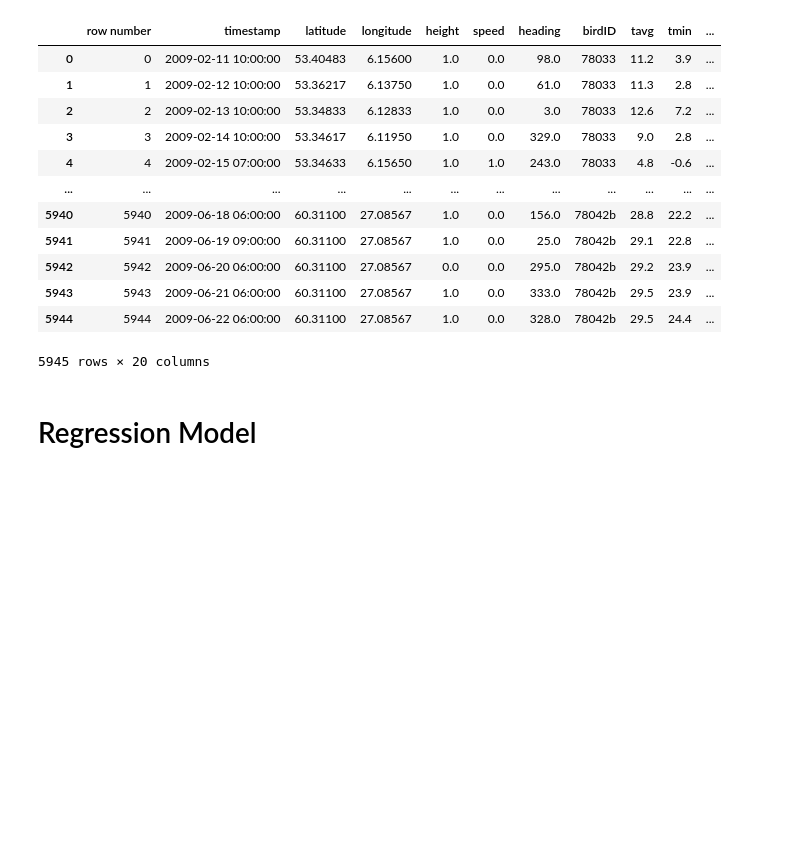
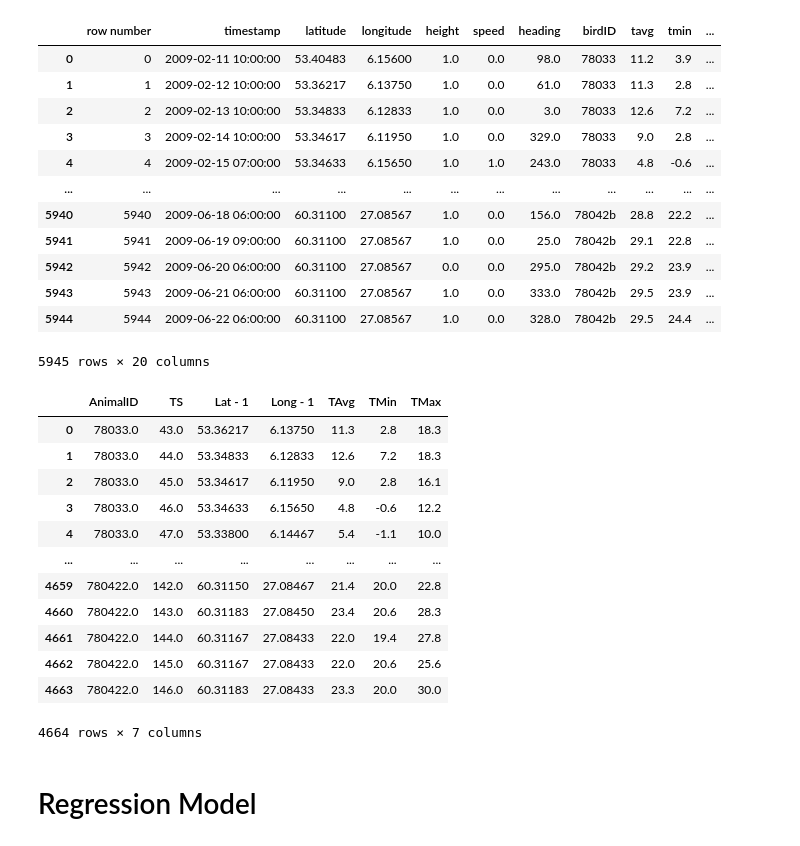
Before and after one commit to JSRist0028/animalmigration, a Jupyter notebook: code/Migration_Data_Prediction_V3.ipynb, the cells around one changed output. Cells and saved outputs as stored; diff of their text form; code cells hidden in the pictures; blank space fills up the shorter version.

```diff
--- a/code/Migration_Data_Prediction_V3.ipynb
+++ b/code/Migration_Data_Prediction_V3.ipynb
@@ -176,5 +176,21 @@ def train_test_split(datafile, tomorrow, train_ratio, includeTemp):
     return(trainx, trainy, testx, testy)
 
 trainin_x, trainin_y, testin_x, testin_y = train_test_split(todaydf, tomorrowdf, 0.8,includeTemp)
+# %%
+trainin_x
+# %% [output]
+|  | AnimalID | TS | Lat - 1 | Long - 1 | TAvg | TMin | TMax |
+| 0 | 78033.0 | 43.0 | 53.36217 | 6.13750 | 11.3 | 2.8 | 18.3 |
+| 1 | 78033.0 | 44.0 | 53.34833 | 6.12833 | 12.6 | 7.2 | 18.3 |
+| 2 | 78033.0 | 45.0 | 53.34617 | 6.11950 | 9.0 | 2.8 | 16.1 |
+| 3 | 78033.0 | 46.0 | 53.34633 | 6.15650 | 4.8 | -0.6 | 12.2 |
+| 4 | 78033.0 | 47.0 | 53.33800 | 6.14467 | 5.4 | -1.1 | 10.0 |
+| ... | ... | ... | ... | ... | ... | ... | ... |
+| 4659 | 780422.0 | 142.0 | 60.31150 | 27.08467 | 21.4 | 20.0 | 22.8 |
+| 4660 | 780422.0 | 143.0 | 60.31183 | 27.08450 | 23.4 | 20.6 | 28.3 |
+| 4661 | 780422.0 | 144.0 | 60.31167 | 27.08433 | 22.0 | 19.4 | 27.8 |
+| 4662 | 780422.0 | 145.0 | 60.31167 | 27.08433 | 22.0 | 20.6 | 25.6 |
+| 4663 | 780422.0 | 146.0 | 60.31183 | 27.08433 | 23.3 | 20.0 | 30.0 |
+4664 rows × 7 columns
 # %%
 # converts data into correct type for keras model
```
Also changed, not shown: parts of 16 cells of this notebook.
